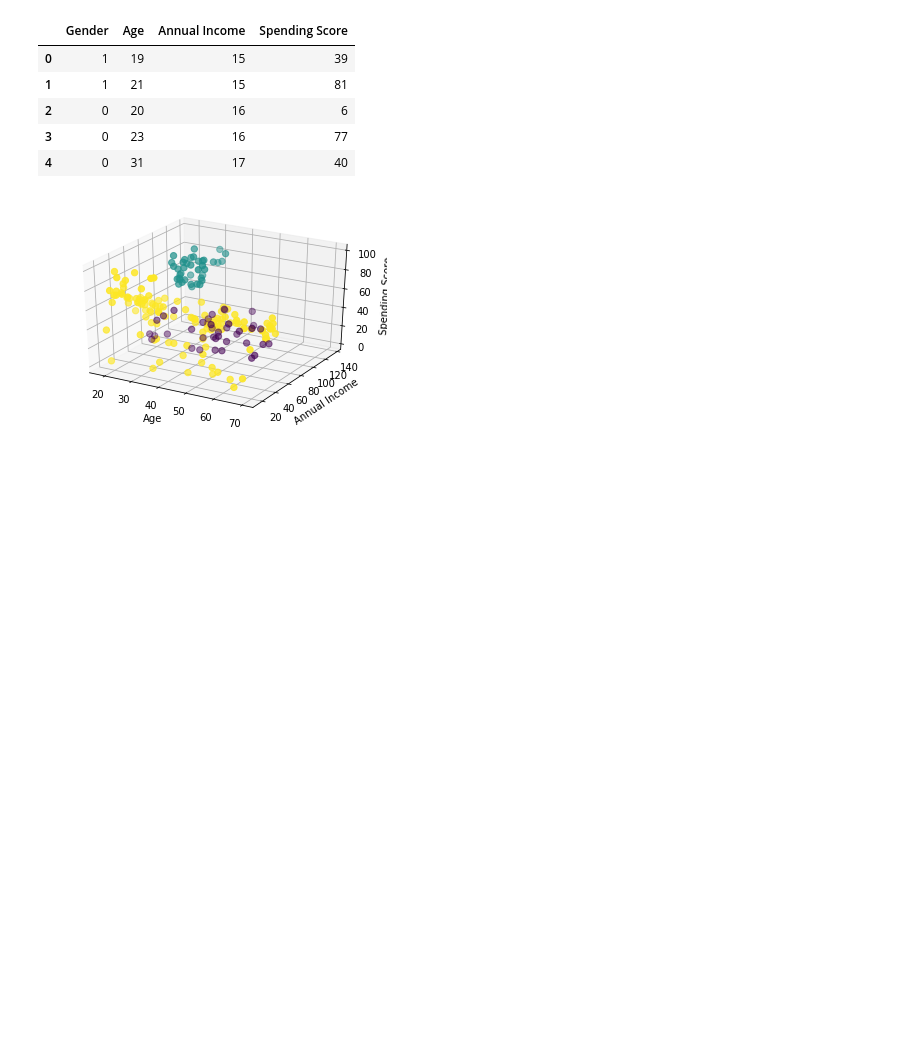
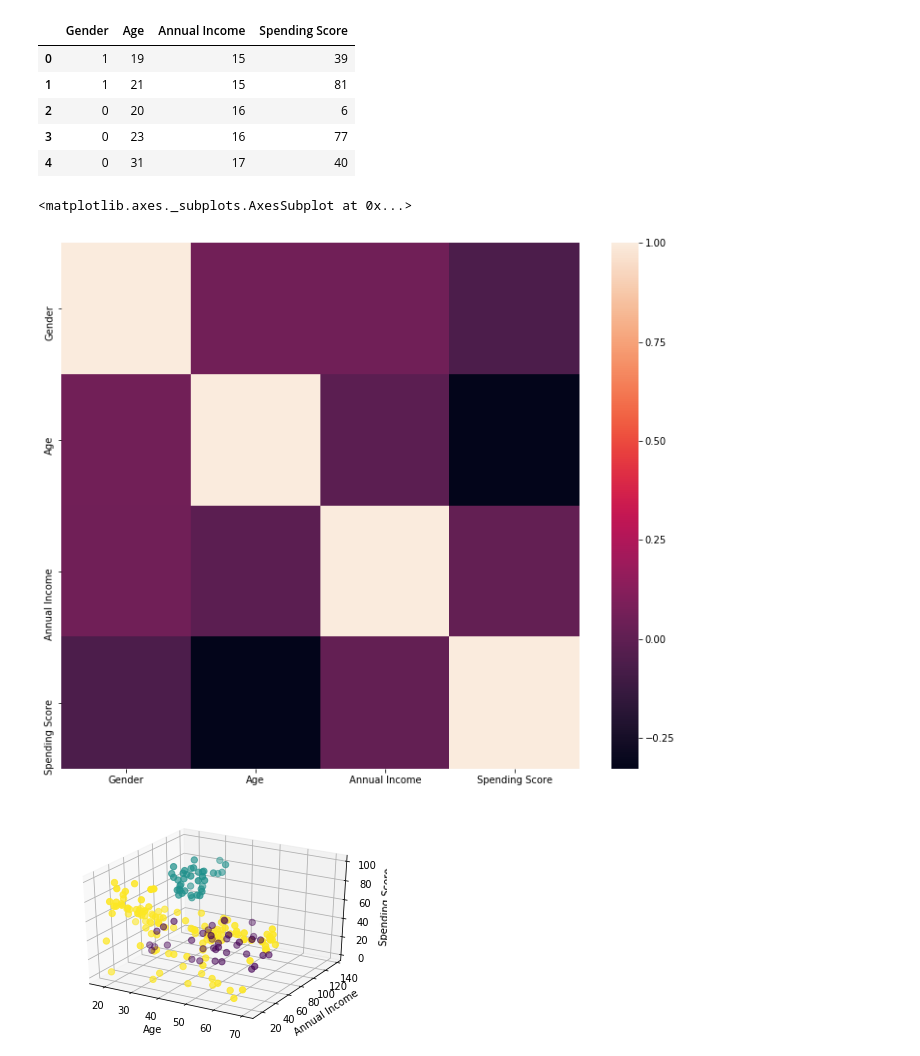
Before and after one commit to KimDoubleB/DS_Tutorials, a Jupyter notebook: Clustering_customer.ipynb, the cells around one changed output. Cells and saved outputs as stored; diff of their text form; code cells hidden in the pictures; blank space fills up the shorter version.

```diff
--- a/Clustering_customer.ipynb
+++ b/Clustering_customer.ipynb
@@ -89,6 +89,20 @@ df.head()
 | 2 | 0 | 20 | 16 | 6 |
 | 3 | 0 | 23 | 16 | 77 |
 | 4 | 0 | 31 | 17 | 40 |
+# %%
+
+# correlation
+# calculate the correlation matrix
+corr = df.corr()
+# adjust matrix size to (12, 10)
+plt.subplots( figsize =( 12 , 10 ) )
+# plot the correlation heatmap
+sns.heatmap(corr,
+        xticklabels=corr.columns,
+        yticklabels=corr.columns)
+# %% [output]
+<matplotlib.axes._subplots.AxesSubplot at 0x...>
+[figure, added]
 # %%
 # from sklearn.cluster import DBSCAN
 
```
Also changed, not shown: 2 other files.
